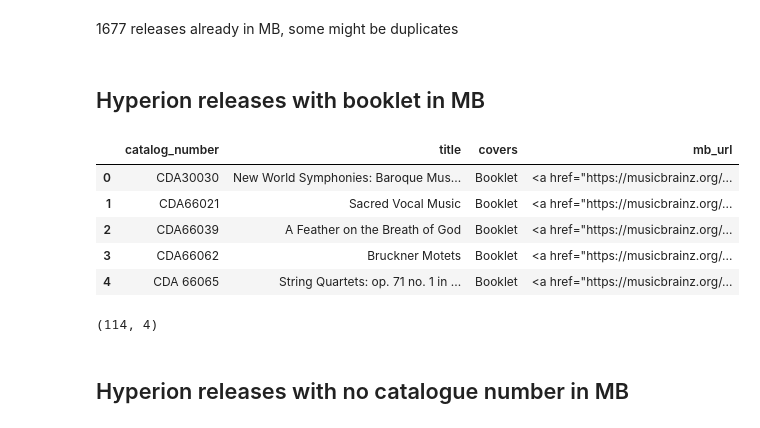
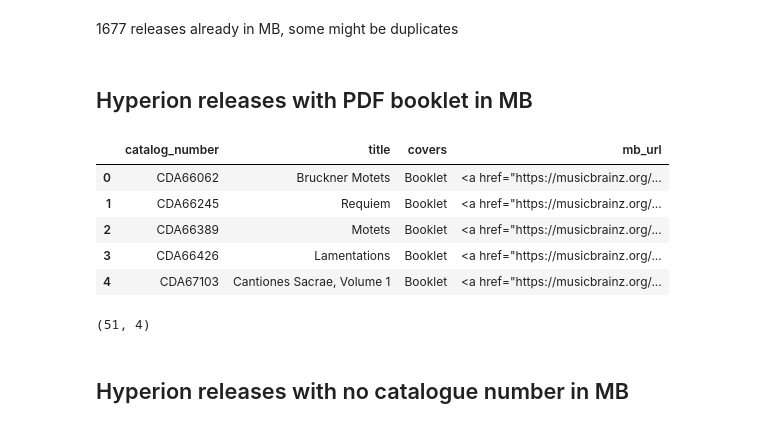
Before and after one commit to loujine/musicbrainz-dataviz, a Jupyter notebook: 18-hyperion.ipynb, the cells around one changed output. Cells and saved outputs as stored; diff of their text form; code cells hidden in the pictures.

Commit message:
Update Hyperion notebook

```diff
--- a/18-hyperion.ipynb
+++ b/18-hyperion.ipynb
@@ -152,37 +152,39 @@ mb_releases.shape
 # %% [markdown]
 1677 releases already in MB, some might be duplicates
 # %% [markdown]
-## Hyperion releases with booklet in MB
+## Hyperion releases with PDF booklet in MB
 # %%
 mb_releases_with_booklet = sql("""
 SELECT
     rl.catalog_number,
     r.name AS title,
-    STRING_AGG(caaat.name, ', ') AS covers,
+    STRING_AGG(at.name, ', ') AS covers,
     r.gid AS mb_url
   FROM release_label AS rl
   JOIN release       AS r  ON rl.release = r.id
   JOIN label               ON rl.label = label.id
-  JOIN cover_art_archive.cover_art AS caaca ON caaca.release = r.id
-  JOIN cover_art_archive.cover_art_type AS caacat ON caacat.id = caaca.id
-  JOIN cover_art_archive.art_type AS caaat ON caacat.type_id = caaat.id
- WHERE label.id IN (388, 22708, 16197) AND caaat.name = 'Booklet'
+  JOIN cover_art_archive.cover_art      AS cova  ON cova.release = r.id
+  JOIN cover_art_archive.cover_art_type AS covat ON covat.id = cova.id
+  JOIN cover_art_archive.art_type       AS at    ON covat.type_id = at.id
+ WHERE label.id IN (388, 22708, 16197)
+   AND at.name = 'Booklet'
+   AND cova.mime_type = 'application/pdf'
  GROUP BY rl.catalog_number, r.name, r.gid
 ORDER BY rl.catalog_number;
 """)
 mb_releases_with_booklet['mb_url'] = mb_releases_with_booklet.mb_url.apply(mb_release_link)
 mb_releases_with_booklet.head()
 # %% [output]
 |  | catalog_number | title | covers | mb_url |
-| 0 | CDA30030 | New World Symphonies: Baroque Mus... | Booklet | <a href="https://musicbrainz.org/... |
-| 1 | CDA66021 | Sacred Vocal Music | Booklet | <a href="https://musicbrainz.org/... |
-| 2 | CDA66039 | A Feather on the Breath of God | Booklet | <a href="https://musicbrainz.org/... |
-| 3 | CDA66062 | Bruckner Motets | Booklet | <a href="https://musicbrainz.org/... |
-| 4 | CDA 66065 | String Quartets: op. 71 no. 1 in ... | Booklet | <a href="https://musicbrainz.org/... |
+| 0 | CDA66062 | Bruckner Motets | Booklet | <a href="https://musicbrainz.org/... |
+| 1 | CDA66245 | Requiem | Booklet | <a href="https://musicbrainz.org/... |
+| 2 | CDA66389 | Motets | Booklet | <a href="https://musicbrainz.org/... |
+| 3 | CDA66426 | Lamentations | Booklet | <a href="https://musicbrainz.org/... |
+| 4 | CDA67103 | Cantiones Sacrae, Volume 1 | Booklet | <a href="https://musicbrainz.org/... |
 # %%
 mb_releases_with_booklet.shape
 # %% [output]
-(114, 4)
+(51, 4)
 # %% [markdown]
 ## Hyperion releases with no catalogue number in MB
 # %%
```
Also changed, not shown: parts of 8 cells of this notebook, 2 other files.
